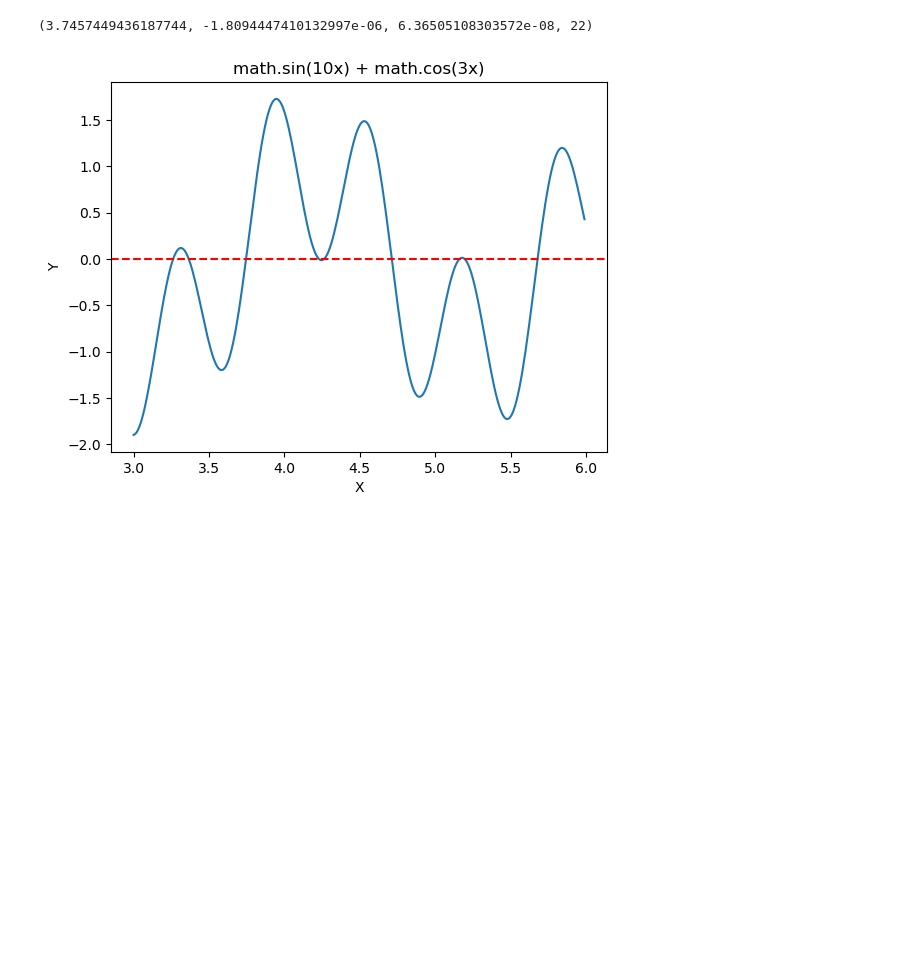
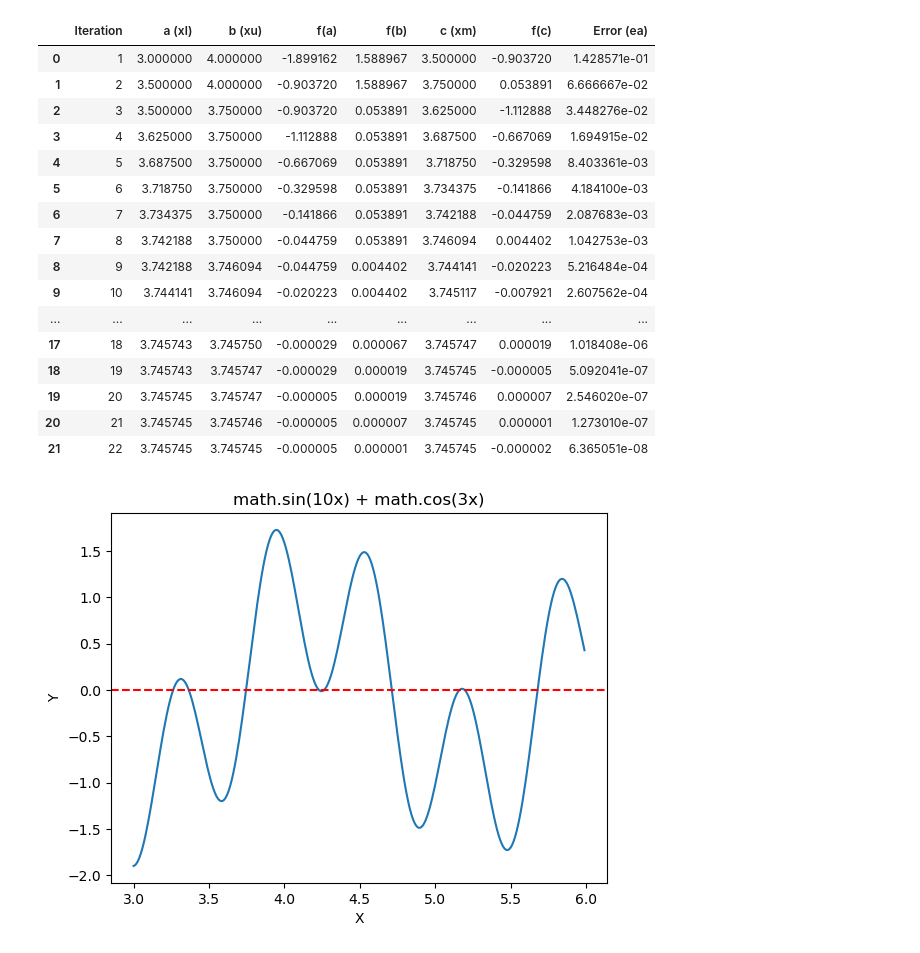
Before and after one commit to yogarn/metnum, a Jupyter notebook: 4_persamaan_non_linear.ipynb, the cells around one changed output. Drawn from its saved outputs; the diff is of its cells as text; code cells hidden in the pictures; blank space fills up the shorter version.

Commit message:
chore: Add pandas

```diff
--- a/4_persamaan_non_linear.ipynb
+++ b/4_persamaan_non_linear.ipynb
@@ -1,4 +1,6 @@
 # %%
+import pandas as pd
+
 def bisect1(func, xl, xu, maxit=20):
     """
     Uses the bisection method to estimate a root of func(x).
@@ -14,15 +16,25 @@ def bisect1(func, xl, xu, maxit=20):
     """
     if func(xl) * func(xu) > 0:
         return 'initial estimates do not bracket solution'
+
+    results = []
     for i in range(maxit):
         xm = (xl + xu) / 2
-        if func(xm) * func(xl) > 0:
+        fxl = func(xl)
+        fxu = func(xu)
+        fxm = func(xm)
+        results.append({'Iteration': i + 1, 'a (xl)': xl, 'b (xu)': xu, 'f(a)': fxl, 'f(b)': fxu, 'c (xm)': xm, 'f(c)': fxm})
+
+        if fxm * fxl > 0:
             xl = xm
         else:
             xu = xm
-    return xm
+
+    df = pd.DataFrame(results)
+    return xm, df
 # %%
 import math
 
-bisect1(lambda x: math.sin(10*x) + math.cos(3*x), 3, 6)
+xm, df = bisect1(lambda x: math.sin(10*x) + math.cos(3*x), 3, 6)
+df
 # %% [output]
@@ -30,4 +58,6 @@ bisect1(lambda x: math.sin(10*x) + math.cos(3*x), 3, 6)
 # %%
+import pandas as pd
+
 def bisect(func, xl, xu, es=1.e-7, maxit=30):
     """
     Uses the bisection method to estimate a root of func(x).
@@ -50,23 +80,49 @@ def bisect(func, xl, xu, es=1.e-7, maxit=30):
         error message if initial guesses do not bracket solution
     """
     if func(xl) * func(xu) > 0:
-        return 'initial estimates do not bracket solution'
+        return 'Initial estimates do not bracket solution'
+
+    results = []
     xmold = xl
     for i in range(maxit):
         xm = (xl + xu) / 2
+        fxl = func(xl)
+        fxu = func(xu)
+        fxm = func(xm)
         ea = abs((xm - xmold) / xm)
+        results.append({'Iteration': i + 1, 'a (xl)': xl, 'b (xu)': xu, 'f(a)': fxl, 'f(b)': fxu, 'c (xm)': xm, 'f(c)': fxm, 'Error (ea)': ea})
+
         if ea < es:
             break
-        if func(xm) * func(xl) > 0:
+        if fxm * fxl > 0:
             xl = xm
         else:
             xu = xm
         xmold = xm
-    return xm, func(xm), ea, i+1
+
+    df = pd.DataFrame(results)
+    return xm, func(xm), ea, i+1, df
 # %%
-bisect(lambda x: math.sin(10*x) + math.cos(3*x), 3, 4)
+xm, f, ea, i, df = bisect(lambda x: math.sin(10*x) + math.cos(3*x), 3, 4)
+df
 # %% [output]
-(3.7457449436187744, -1.8094447410132997e-06, 6.36505108303572e-08, 22)
+|  | Iteration | a (xl) | b (xu) | f(a) | f(b) | c (xm) | f(c) | Error (ea) |
+| 0 | 1 | 3.000000 | 4.000000 | -1.899162 | 1.588967 | 3.500000 | -0.903720 | 1.428571e-01 |
+| 1 | 2 | 3.500000 | 4.000000 | -0.903720 | 1.588967 | 3.750000 | 0.053891 | 6.666667e-02 |
+| 2 | 3 | 3.500000 | 3.750000 | -0.903720 | 0.053891 | 3.625000 | -1.112888 | 3.448276e-02 |
+| 3 | 4 | 3.625000 | 3.750000 | -1.112888 | 0.053891 | 3.687500 | -0.667069 | 1.694915e-02 |
+| 4 | 5 | 3.687500 | 3.750000 | -0.667069 | 0.053891 | 3.718750 | -0.329598 | 8.403361e-03 |
+| 5 | 6 | 3.718750 | 3.750000 | -0.329598 | 0.053891 | 3.734375 | -0.141866 | 4.184100e-03 |
+| 6 | 7 | 3.734375 | 3.750000 | -0.141866 | 0.053891 | 3.742188 | -0.044759 | 2.087683e-03 |
+| 7 | 8 | 3.742188 | 3.750000 | -0.044759 | 0.053891 | 3.746094 | 0.004402 | 1.042753e-03 |
+| 8 | 9 | 3.742188 | 3.746094 | -0.044759 | 0.004402 | 3.744141 | -0.020223 | 5.216484e-04 |
+| 9 | 10 | 3.744141 | 3.746094 | -0.020223 | 0.004402 | 3.745117 | -0.007921 | 2.607562e-04 |
+| ... | ... | ... | ... | ... | ... | ... | ... | ... |
+| 17 | 18 | 3.745743 | 3.745750 | -0.000029 | 0.000067 | 3.745747 | 0.000019 | 1.018408e-06 |
+| 18 | 19 | 3.745743 | 3.745747 | -0.000029 | 0.000019 | 3.745745 | -0.000005 | 5.092041e-07 |
+| 19 | 20 | 3.745745 | 3.745747 | -0.000005 | 0.000019 | 3.745746 | 0.000007 | 2.546020e-07 |
+| 20 | 21 | 3.745745 | 3.745746 | -0.000005 | 0.000007 | 3.745745 | 0.000001 | 1.273010e-07 |
+| 21 | 22 | 3.745745 | 3.745745 | -0.000005 | 0.000001 | 3.745745 | -0.000002 | 6.365051e-08 |
 # %%
 import matplotlib.pyplot as plt
 import numpy as np
```
Also changed, not shown: parts of 6 cells of this notebook.
